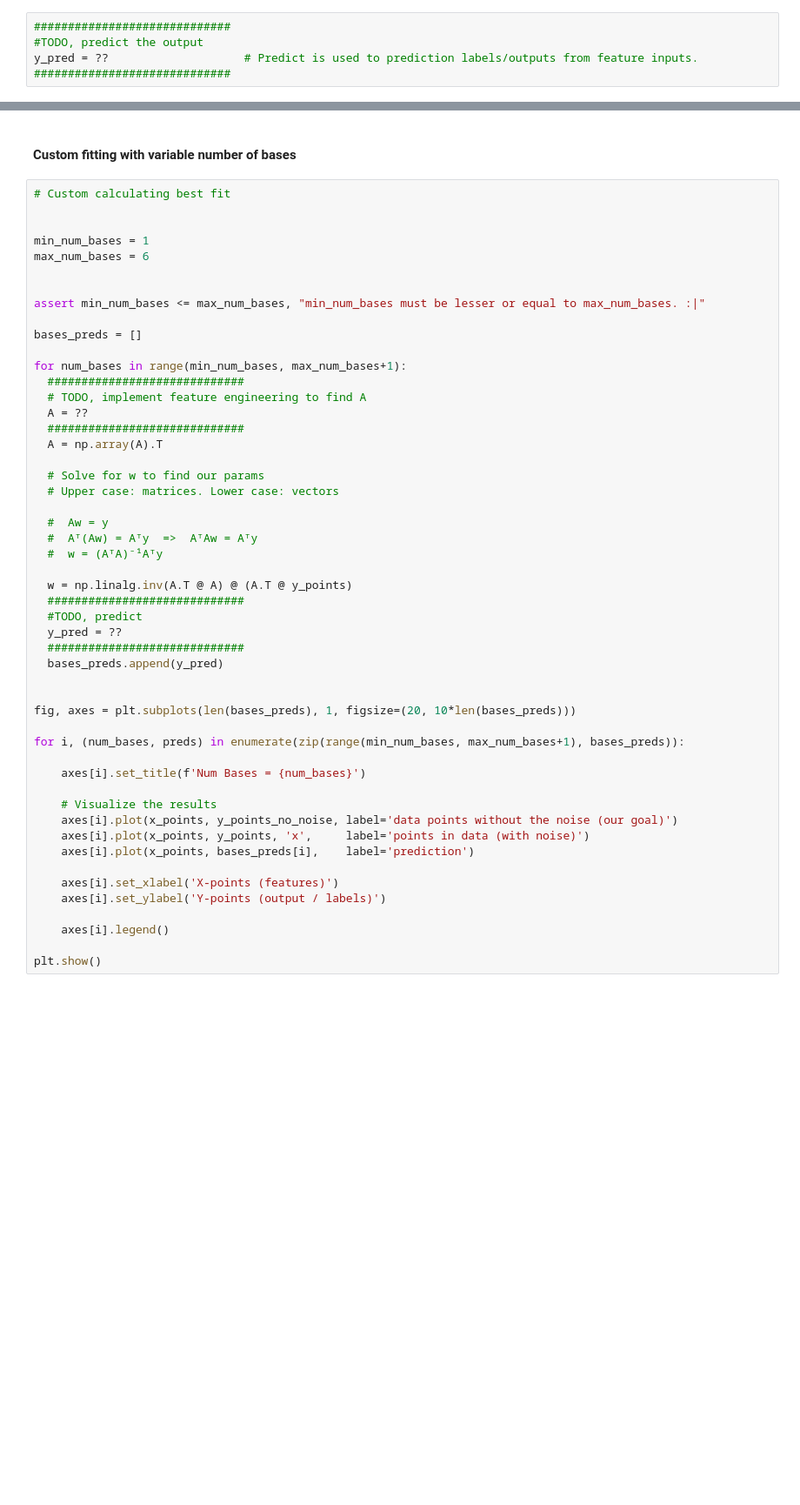
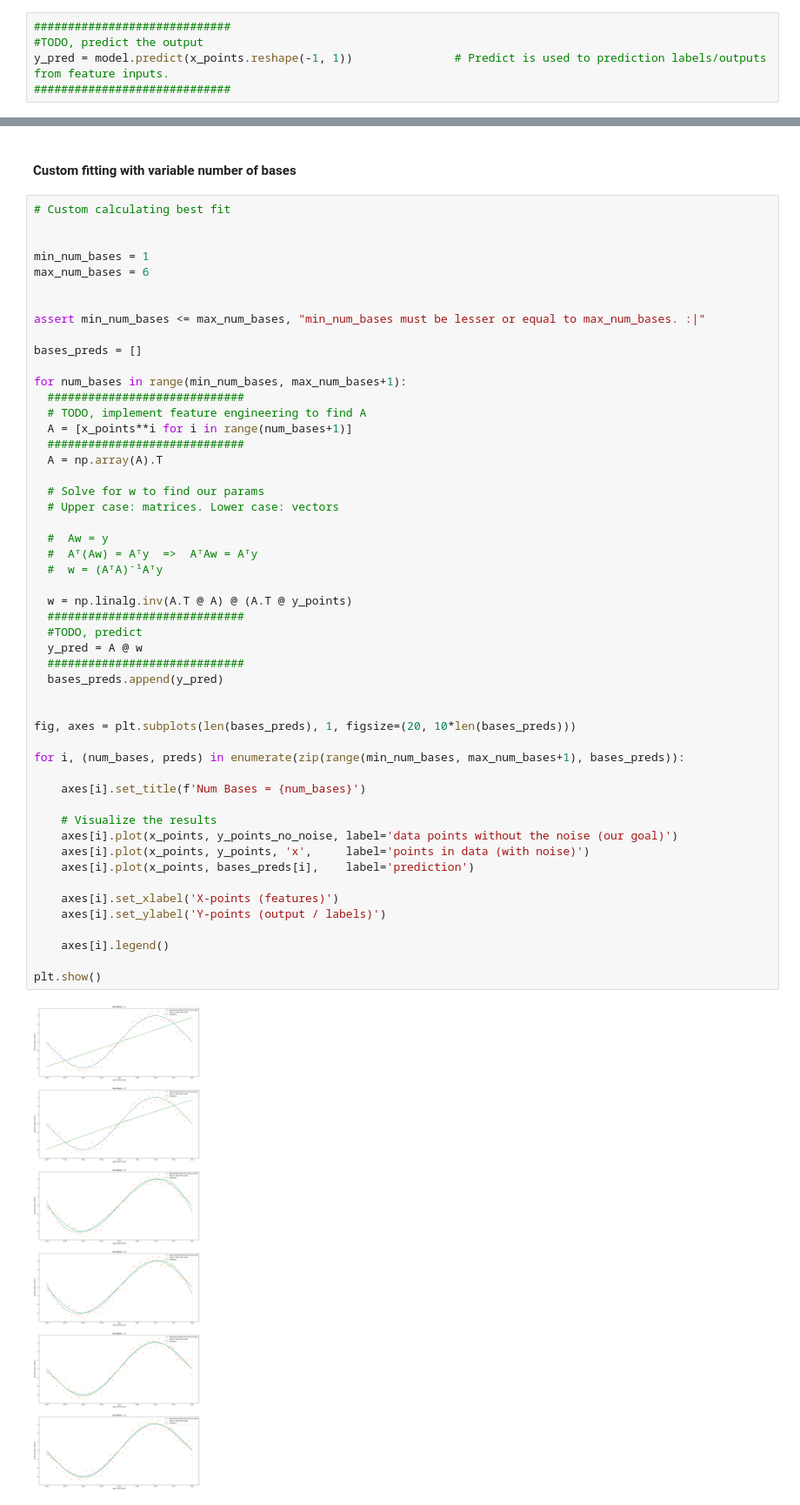
Before and after one commit to shfa-e/AI-S2-Prac, a Jupyter notebook: Labs/day1_Linear_Regression_Basics.ipynb, the cells around one changed output, grey strips where cells are left out. Shown at 87% size. Cells and saved outputs as stored; diff of their text form; blank space fills up the shorter version.

```diff
--- a/Labs/day1_Linear_Regression_Basics.ipynb
+++ b/Labs/day1_Linear_Regression_Basics.ipynb
@@ -142,7 +149,7 @@ Since the array we generated is of the shape (n,), we need to reshape it to (n,
 # %%
 #############################
 #TODO, predict the output
-y_pred = ??                    # Predict is used to prediction labels/outputs from feature inputs.
+y_pred = model.predict(x_points.reshape(-1, 1))               # Predict is used to prediction labels/outputs from feature inputs.
 #############################
 # %% [markdown]
 Note: Normally it's a good idea to predict a separate set of data not seen during training (validation data), but here we're just looking at the basic implementation using sklearn so training data would also do
@@ -209,7 +223,7 @@ bases_preds = []
 for num_bases in range(min_num_bases, max_num_bases+1):
   #############################
   # TODO, implement feature engineering to find A
-  A = ??
+  A = [x_points**i for i in range(num_bases+1)]
   #############################
   A = np.array(A).T
 
@@ -217,31 +231,33 @@ for num_bases in range(min_num_bases, max_num_bases+1):
   # Upper case: matrices. Lower case: vectors
 
   #  Aw = y
   #  Aᵀ(Aw) = Aᵀy  =>  AᵀAw = Aᵀy
   #  w = (AᵀA)⁻¹Aᵀy
 
   w = np.linalg.inv(A.T @ A) @ (A.T @ y_points)
   #############################
   #TODO, predict
-  y_pred = ??
+  y_pred = A @ w
   #############################
   bases_preds.append(y_pred)
 
 
 fig, axes = plt.subplots(len(bases_preds), 1, figsize=(20, 10*len(bases_preds)))
 
 for i, (num_bases, preds) in enumerate(zip(range(min_num_bases, max_num_bases+1), bases_preds)):
 
     axes[i].set_title(f'Num Bases = {num_bases}')
 
     # Visualize the results
     axes[i].plot(x_points, y_points_no_noise, label='data points without the noise (our goal)')
     axes[i].plot(x_points, y_points, 'x',     label='points in data (with noise)')
     axes[i].plot(x_points, bases_preds[i],    label='prediction')
 
     axes[i].set_xlabel('X-points (features)')
     axes[i].set_ylabel('Y-points (output / labels)')
 
     axes[i].legend()
 
 plt.show()
+# %% [output]
+[figure, added]
```
Also changed, not shown: parts of 6 cells of this notebook.
